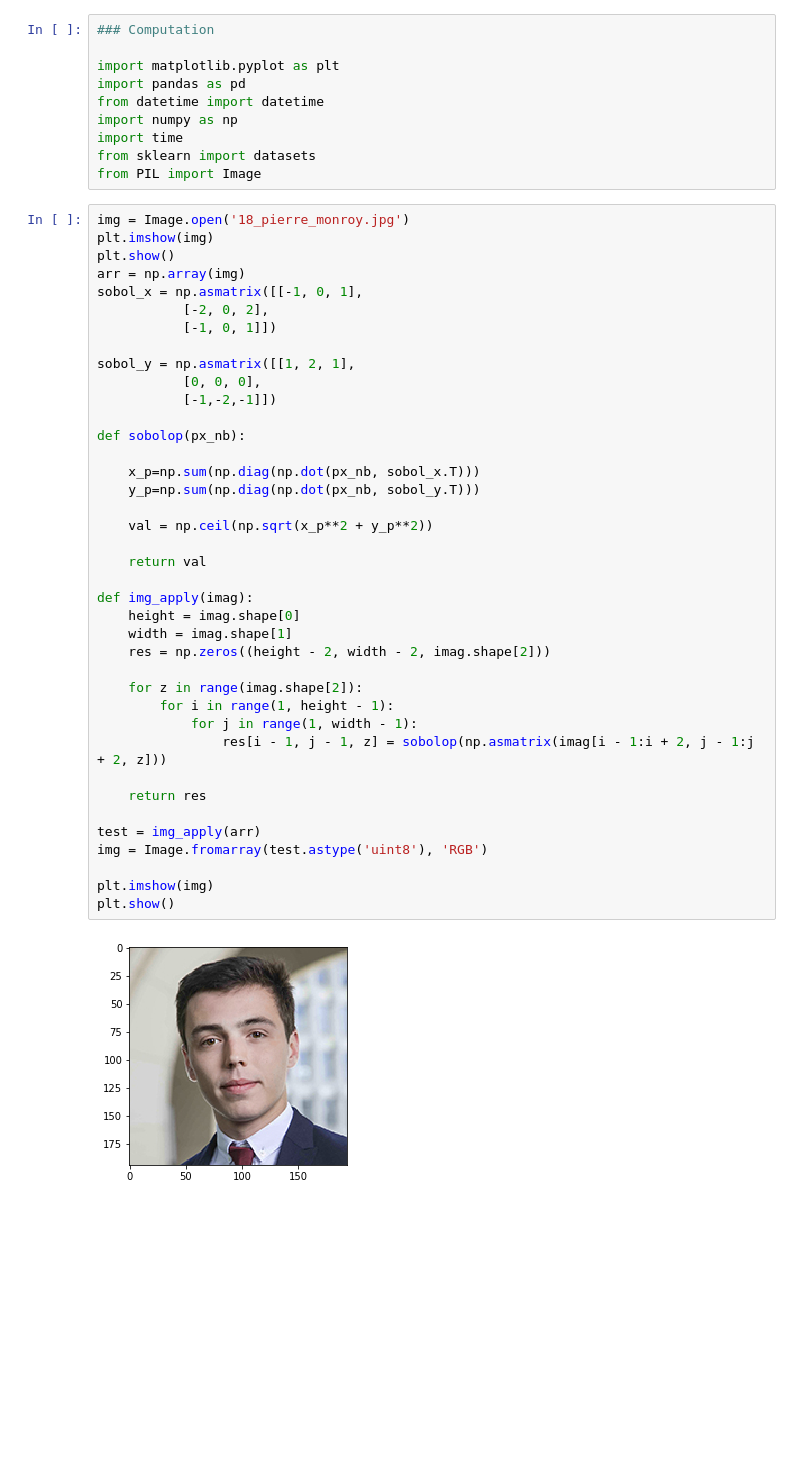
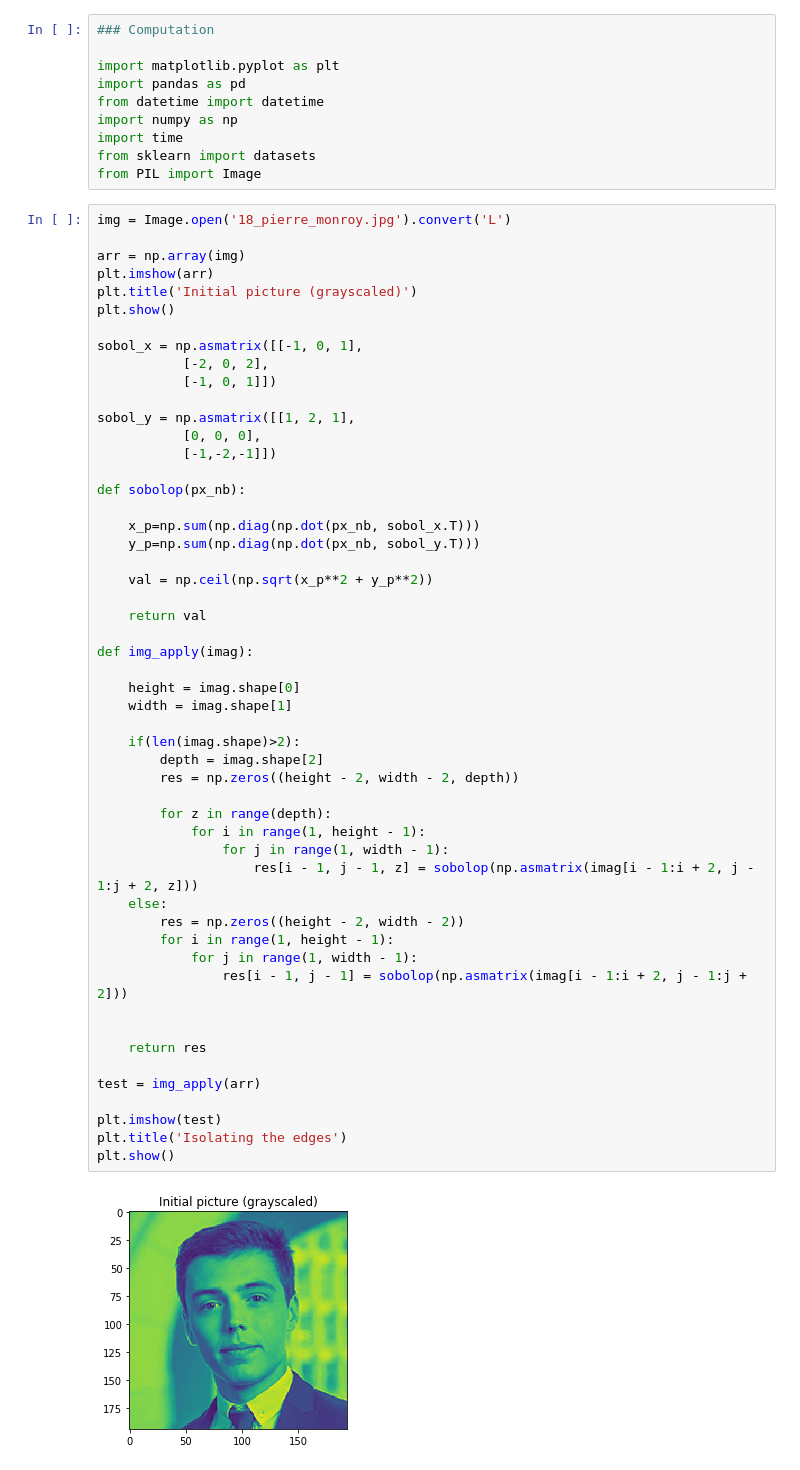
Before and after one commit to pmnry/SobelOperator, a Jupyter notebook: SobelOperator.ipynb, the cells around one changed output. Saved outputs shown, nothing was run; the diff lists cells and outputs as text; blank space fills up the shorter version.

```diff
--- a/SobelOperator.ipynb
+++ b/SobelOperator.ipynb
@@ -9,43 +9,56 @@ import time
 from sklearn import datasets
 from PIL import Image
 # %%
-img = Image.open('18_pierre_monroy.jpg')
-plt.imshow(img)
+img = Image.open('18_pierre_monroy.jpg').convert('L')
+
+arr = np.array(img)
+plt.imshow(arr)
+plt.title('Initial picture (grayscaled)')
 plt.show()
-arr = np.array(img)
+
 sobol_x = np.asmatrix([[-1, 0, 1],
            [-2, 0, 2],
            [-1, 0, 1]])
 
 sobol_y = np.asmatrix([[1, 2, 1],
            [0, 0, 0],
            [-1,-2,-1]])
 
 def sobolop(px_nb):
 
     x_p=np.sum(np.diag(np.dot(px_nb, sobol_x.T)))
     y_p=np.sum(np.diag(np.dot(px_nb, sobol_y.T)))
 
     val = np.ceil(np.sqrt(x_p**2 + y_p**2))
 
     return val
 
 def img_apply(imag):
+
     height = imag.shape[0]
     width = imag.shape[1]
-    res = np.zeros((height - 2, width - 2, imag.shape[2]))
 
-    for z in range(imag.shape[2]):
+    if(len(imag.shape)>2):
+        depth = imag.shape[2]
+        res = np.zeros((height - 2, width - 2, depth))
+
+        for z in range(depth):
+            for i in range(1, height - 1):
+                for j in range(1, width - 1):
+                    res[i - 1, j - 1, z] = sobolop(np.asmatrix(imag[i - 1:i + 2, j - 1:j + 2, z]))
+    else:
+        res = np.zeros((height - 2, width - 2))
         for i in range(1, height - 1):
             for j in range(1, width - 1):
-                res[i - 1, j - 1, z] = sobolop(np.asmatrix(imag[i - 1:i + 2, j - 1:j + 2, z]))
+                res[i - 1, j - 1] = sobolop(np.asmatrix(imag[i - 1:i + 2, j - 1:j + 2]))
+
 
     return res
 
 test = img_apply(arr)
-img = Image.fromarray(test.astype('uint8'), 'RGB')
 
-plt.imshow(img)
+plt.imshow(test)
+plt.title('Isolating the edges')
 plt.show()
 # %% [output]
-[figure, old version]
+[figure, new version]
```
Also changed, not shown: parts of 8 cells of this notebook.
